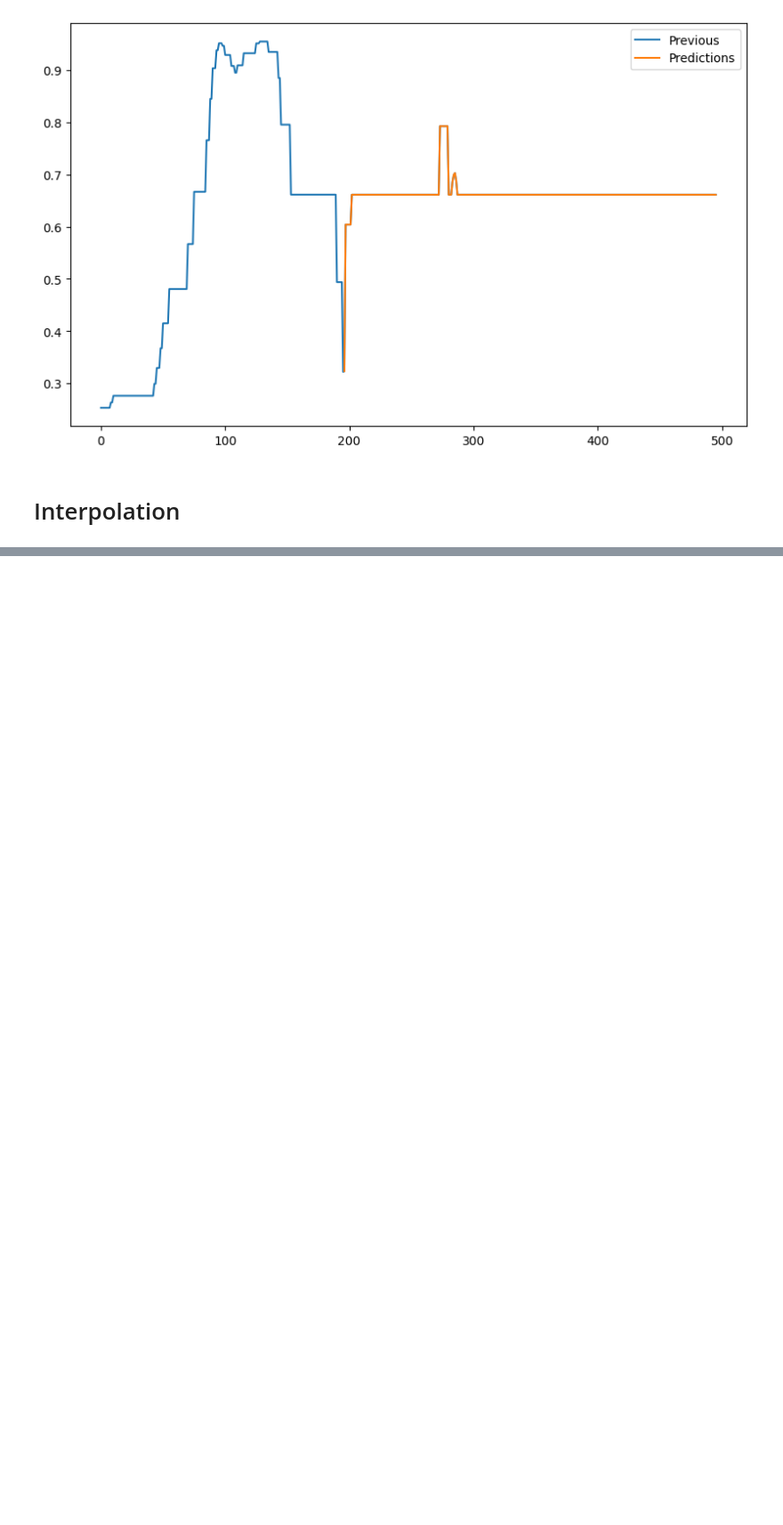
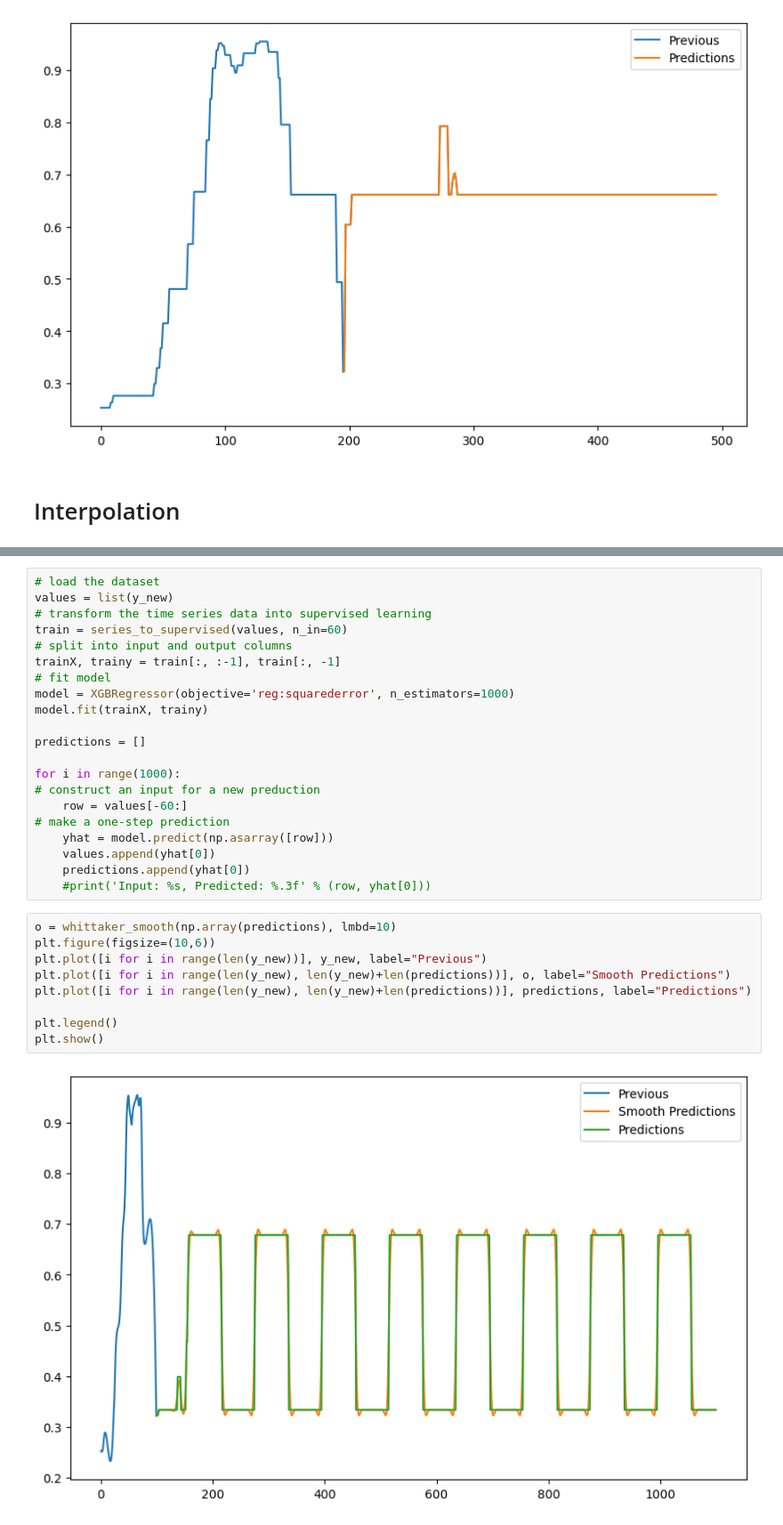
Before and after one commit to AguilarAngel9/Plant-Growth-Cycle-based-on-geospatial-data, a Jupyter notebook: Models/xgBoostRegressor.ipynb, the cells around one changed output, grey strips where cells are left out. Shown at 89% size. Drawn from its saved outputs; the diff is of its cells as text; blank space fills up the shorter version.

```diff
--- a/Models/xgBoostRegressor.ipynb
+++ b/Models/xgBoostRegressor.ipynb
@@ -234,0 +261,32 @@ ImportError: cannot import name 'get_temp_and_preci' from 'utils' (/home/maurici
+# %%
+# load the dataset
+values = list(y_new)
+# transform the time series data into supervised learning
+train = series_to_supervised(values, n_in=60)
+# split into input and output columns
+trainX, trainy = train[:, :-1], train[:, -1]
+# fit model
+model = XGBRegressor(objective='reg:squarederror', n_estimators=1000)
+model.fit(trainX, trainy)
+
+predictions = []
+
+for i in range(1000):
+# construct an input for a new preduction
+    row = values[-60:]
+# make a one-step prediction
+    yhat = model.predict(np.asarray([row]))
+    values.append(yhat[0])
+    predictions.append(yhat[0])
+    #print('Input: %s, Predicted: %.3f' % (row, yhat[0]))
+# %%
+o = whittaker_smooth(np.array(predictions), lmbd=10)
+plt.figure(figsize=(10,6))
+plt.plot([i for i in range(len(y_new))], y_new, label="Previous")
+plt.plot([i for i in range(len(y_new), len(y_new)+len(predictions))], o, label="Smooth Predictions")
+plt.plot([i for i in range(len(y_new), len(y_new)+len(predictions))], predictions, label="Predictions")
+
+plt.legend()
+plt.show()
+# %% [output]
+[figure, added]
```
Also changed, not shown: parts of 8 cells of this notebook, 2 other files.
